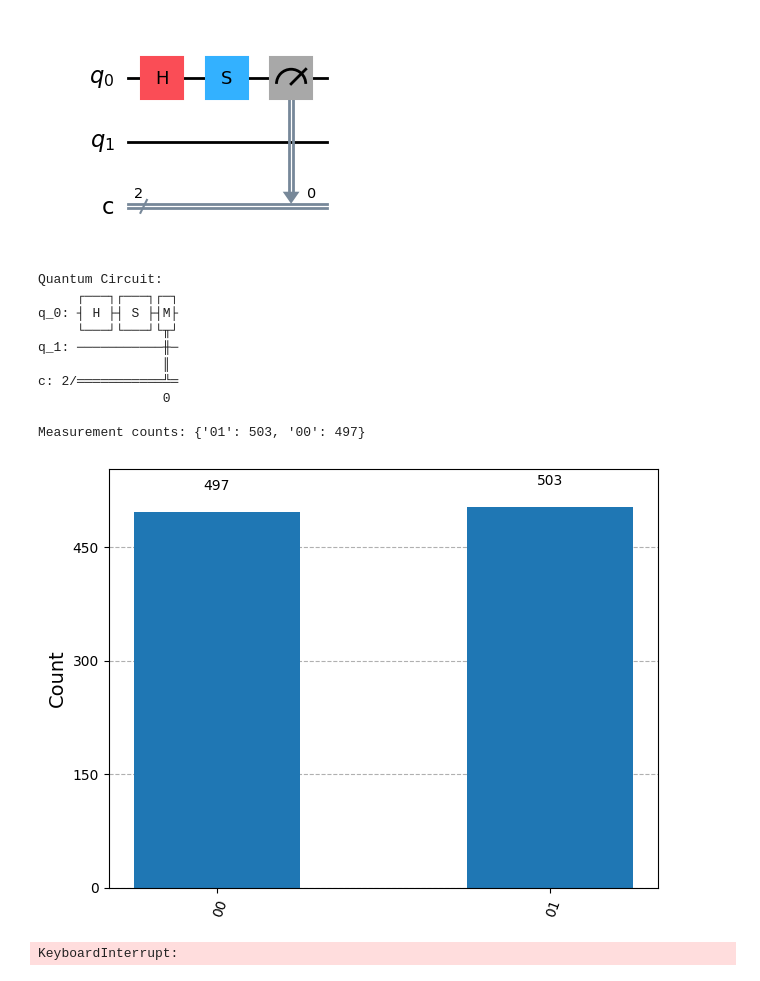
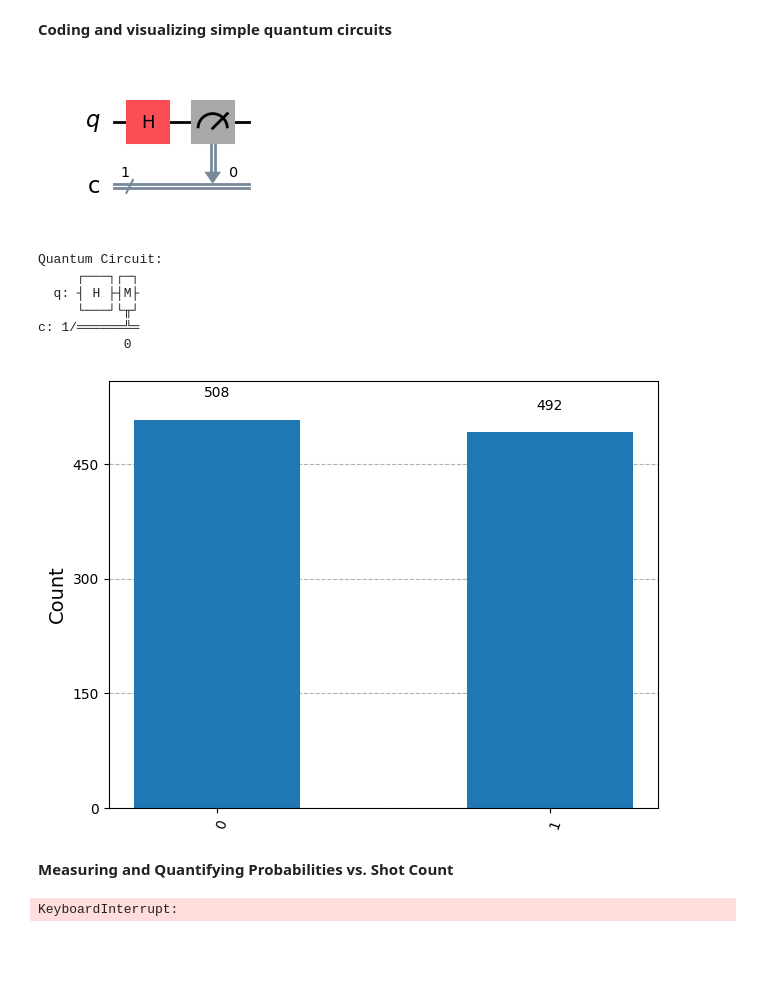
Before and after one commit to JEly613/EinR_CD05, a Jupyter notebook: Week 1/Week 1.ipynb, the cells around one changed output. Cells and saved outputs as stored; diff of their text form; code cells hidden in the pictures; blank space fills up the shorter version.

```diff
--- a/Week 1/Week 1.ipynb
+++ b/Week 1/Week 1.ipynb
@@ -1,28 +8,21 @@
+# %% [markdown]
+**Coding and visualizing simple quantum circuits**
 # %%
 from qiskit import QuantumCircuit, transpile
 from qiskit_aer import Aer
 from qiskit.visualization import plot_histogram
 import matplotlib.pyplot as plt
 
-# Create a new circuit with two qubits
-qc = QuantumCircuit(2,2)
+# Create a new circuit with one
+qc = QuantumCircuit(1,1)
 
 # Add a Hadamard gate to qubit 0
 qc.h(0)
-qc.s(0)
-
-# Perform a controlled-X gate on qubit 1, controlled by qubit 0
-
-# Return a drawing of the circuit using MatPlotLib ("mpl").
-# These guides are written by using Jupyter notebooks, which
-# display the output of the last line of each cell.
-# If you're running this in a script, use `print(qc.draw())` to
-# print a text drawing.
 
 qc.measure(range(1), range(1))
 qc.draw("mpl")
 # %% [output]
-[figure, old version]
+[figure, new version]
 # %%
 print("Quantum Circuit:")
 print(qc.draw(output='text'))
@@ -35,21 +35,18 @@ result = job.result()
 
 # Get counts
 counts = result.get_counts()
-print("\nMeasurement counts:", counts)
 
 plot_histogram(counts)
 # %% [output]
 Quantum Circuit:
-     ┌───┐┌───┐┌─┐
-q_0: ┤ H ├┤ S ├┤M├
-     └───┘└───┘└╥┘
-q_1: ───────────╫─
-                ║
-c: 2/═══════════╩═
-                0
-
-Measurement counts: {'01': 503, '00': 497}
+     ┌───┐┌─┐
+  q: ┤ H ├┤M├
+     └───┘└╥┘
+c: 1/══════╩═
+           0
-[figure, old version]
+[figure, new version]
+# %% [markdown]
+**Measuring and Quantifying Probabilities vs. Shot Count**
 # %%
 #Probability and Shot Count for 1/sqrt{2} (|0> + |1>) state
 sc = QuantumCircuit(1,1)
```
Also changed, not shown: parts of 3 cells of this notebook.
